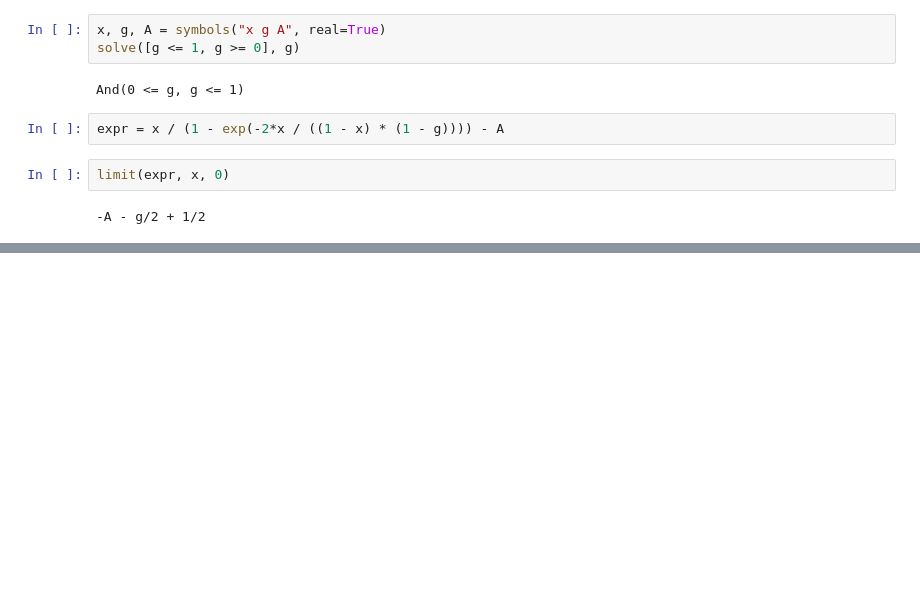
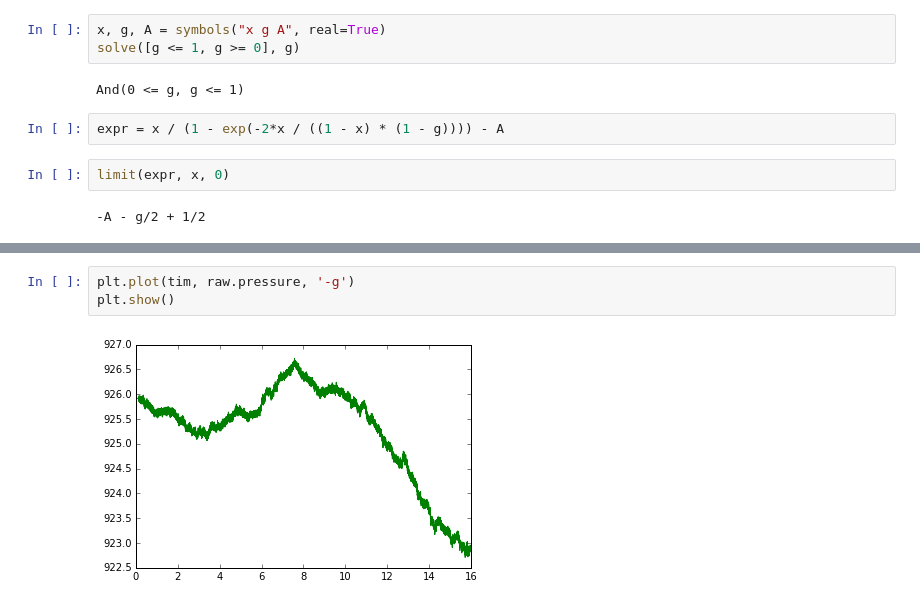
Before and after one commit to danilolessa/computacoes, a Jupyter notebook: testing.ipynb, the cells around one changed output, grey strips where cells are left out. Drawn from its saved outputs; the diff is of its cells as text; blank space fills up the shorter version.

```diff
--- a/testing.ipynb
+++ b/testing.ipynb
@@ -48,0 +63,5 @@ limit(expr, x, 0)
+# %%
+plt.plot(tim, raw.pressure, '-g')
+plt.show()
+# %% [output]
+[figure, added]
```
Also changed, not shown: parts of 4 cells of this notebook, 10 other files.
